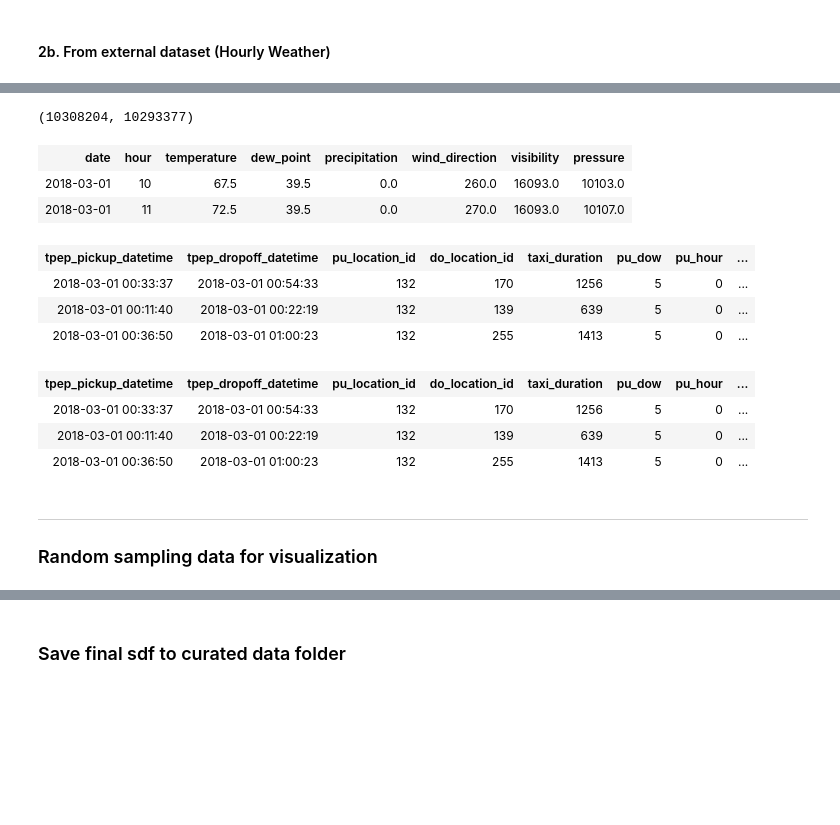
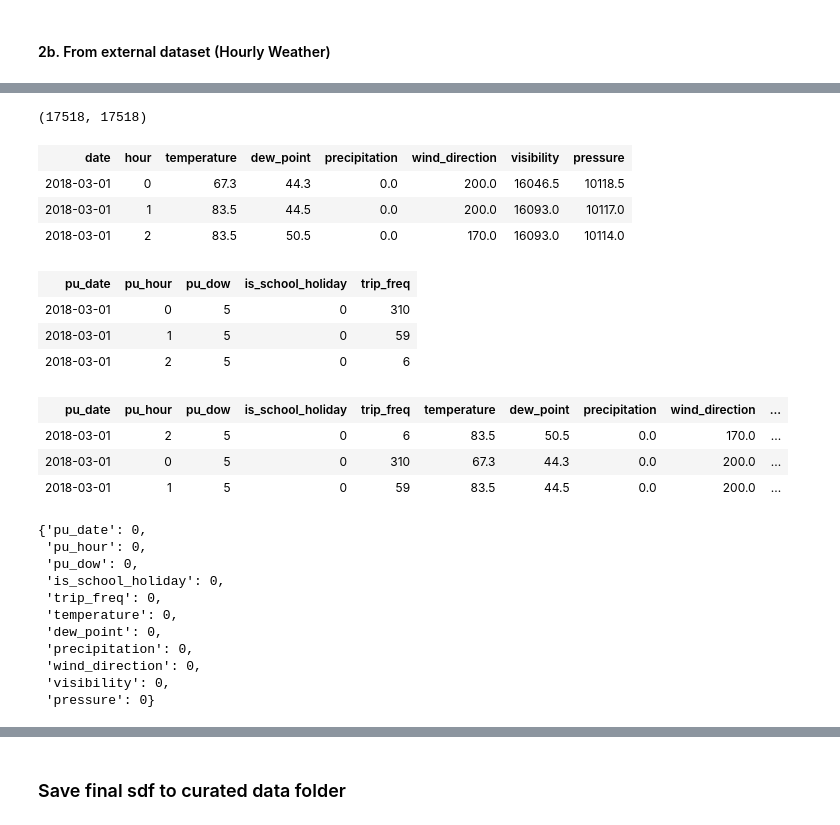
Before and after one commit to MAST30034-Applied-Data-Science/mast30034-project-1-pl0203, a Jupyter notebook: notebooks/preprocess.ipynb, the cells around one changed output, grey strips where cells are left out. Saved outputs shown, nothing was run; the diff lists cells and outputs as text; code cells hidden in the pictures; blank space fills up the shorter version.

```diff
--- a/notebooks/preprocess.ipynb
+++ b/notebooks/preprocess.ipynb
@@ -321,6 +365,6 @@ taxi = taxi.filter(F.col('pu_year').isin([2018, 2019])).drop('pu_year')
 # %%
 # create new column to calculate taxi duration in seconds
 taxi = taxi.withColumn(
-    'taxi_duration',
+    'trip_duration',
     (col("tpep_dropoff_datetime").cast("long") -
      col('tpep_pickup_datetime').cast("long")))
@@ -336,5 +371,5 @@ taxi.where((F.col('taxi_duration') < 0)).limit(5)
 # %%
-taxi = taxi.where((F.col('taxi_duration') > 0))
+taxi = taxi.where((F.col('trip_duration') > 0))
 # %% [markdown]
 #### 3. Remove if duration is more than 1 day (do - pu > 18000)
 # %%
@@ -349,5 +384,5 @@ taxi.where((F.col('taxi_duration') > 18000)).limit(5)
 # %%
-taxi = taxi.where((F.col('taxi_duration') < 18000))
+taxi = taxi.where((F.col('trip_duration') < 18000))
 # %% [markdown]
 #### 4. Only select pick up location from Airports
 # %%
@@ -491,0 +531,5 @@ taxi.columns
+# %%
+grouped_taxi = (taxi
+                .groupby(['pu_date', 'pu_hour', 'pu_dow', 'is_school_holiday'])
+                .agg({'pu_date':'count'}).orderBy(['pu_date', 'pu_hour'])
+                .withColumnRenamed('count(pu_date)', 'trip_freq'))
@@ -500,30 +553,43 @@ sdf = (taxi \
       )
 # %%
 # taxi number of rows before merge vs after weather merge
-(taxi.count(), sdf.count())
+(grouped_taxi.count(), sdf.count())
 # %% [output]
-(10308204, 10293377)
+(17518, 17518)
 # %%
 # check if merge matches perfectly
-clean_weather.filter((F.col('date') == "2018-03-01") & F.col('hour').isin([10, 11])).limit(2)
+clean_weather.filter((F.col('date') == "2018-03-01") & (F.col('hour').isin([0,1,2]))).limit(3)
 # %% [output]
 | date | hour | temperature | dew_point | precipitation | wind_direction | visibility | pressure |
-| 2018-03-01 | 10 | 67.5 | 39.5 | 0.0 | 260.0 | 16093.0 | 10103.0 |
-| 2018-03-01 | 11 | 72.5 | 39.5 | 0.0 | 270.0 | 16093.0 | 10107.0 |
+| 2018-03-01 | 0 | 67.3 | 44.3 | 0.0 | 200.0 | 16046.5 | 10118.5 |
+| 2018-03-01 | 1 | 83.5 | 44.5 | 0.0 | 200.0 | 16093.0 | 10117.0 |
+| 2018-03-01 | 2 | 83.5 | 50.5 | 0.0 | 170.0 | 16093.0 | 10114.0 |
 # %%
-taxi.filter(F.col('pu_date') == "2018-03-01").limit(3)
+grouped_taxi.filter((F.col('pu_date') == "2018-03-01") & (F.col('pu_hour').isin([0,1,2]))).limit(3)
 # %% [output]
-| tpep_pickup_datetime | tpep_dropoff_datetime | pu_location_id | do_location_id | taxi_duration | pu_dow | pu_hour | ... |
-| 2018-03-01 00:33:37 | 2018-03-01 00:54:33 | 132 | 170 | 1256 | 5 | 0 | ... |
-| 2018-03-01 00:11:40 | 2018-03-01 00:22:19 | 132 | 139 | 639 | 5 | 0 | ... |
-| 2018-03-01 00:36:50 | 2018-03-01 01:00:23 | 132 | 255 | 1413 | 5 | 0 | ... |
+| pu_date | pu_hour | pu_dow | is_school_holiday | trip_freq |
+| 2018-03-01 | 0 | 5 | 0 | 310 |
+| 2018-03-01 | 1 | 5 | 0 | 59 |
+| 2018-03-01 | 2 | 5 | 0 | 6 |
 # %%
-sdf.filter(F.col('pu_date') == "2018-03-01").limit(3)
+sdf.filter((F.col('pu_date') == "2018-03-01") & (F.col('pu_hour').isin([0,1,2]))).limit(3)
 # %% [output]
-| tpep_pickup_datetime | tpep_dropoff_datetime | pu_location_id | do_location_id | taxi_duration | pu_dow | pu_hour | ... |
-| 2018-03-01 00:33:37 | 2018-03-01 00:54:33 | 132 | 170 | 1256 | 5 | 0 | ... |
-| 2018-03-01 00:11:40 | 2018-03-01 00:22:19 | 132 | 139 | 639 | 5 | 0 | ... |
-| 2018-03-01 00:36:50 | 2018-03-01 01:00:23 | 132 | 255 | 1413 | 5 | 0 | ... |
+| pu_date | pu_hour | pu_dow | is_school_holiday | trip_freq | temperature | dew_point | precipitation | wind_direction | ... |
+| 2018-03-01 | 2 | 5 | 0 | 6 | 83.5 | 50.5 | 0.0 | 170.0 | ... |
+| 2018-03-01 | 0 | 5 | 0 | 310 | 67.3 | 44.3 | 0.0 | 200.0 | ... |
+| 2018-03-01 | 1 | 5 | 0 | 59 | 83.5 | 44.5 | 0.0 | 200.0 | ... |
-# %% [markdown]
----
-### Random sampling data for visualization
+# %%
+dict_null = {col:sdf.filter(sdf[col].isNull()).count() for col in sdf.columns}
+dict_null
+# %% [output]
+{'pu_date': 0,
+ 'pu_hour': 0,
+ 'pu_dow': 0,
+ 'is_school_holiday': 0,
+ 'trip_freq': 0,
+ 'temperature': 0,
+ 'dew_point': 0,
+ 'precipitation': 0,
+ 'wind_direction': 0,
+ 'visibility': 0,
+ 'pressure': 0}
```
Also changed, not shown: parts of 38 cells of this notebook, 3 other files.
